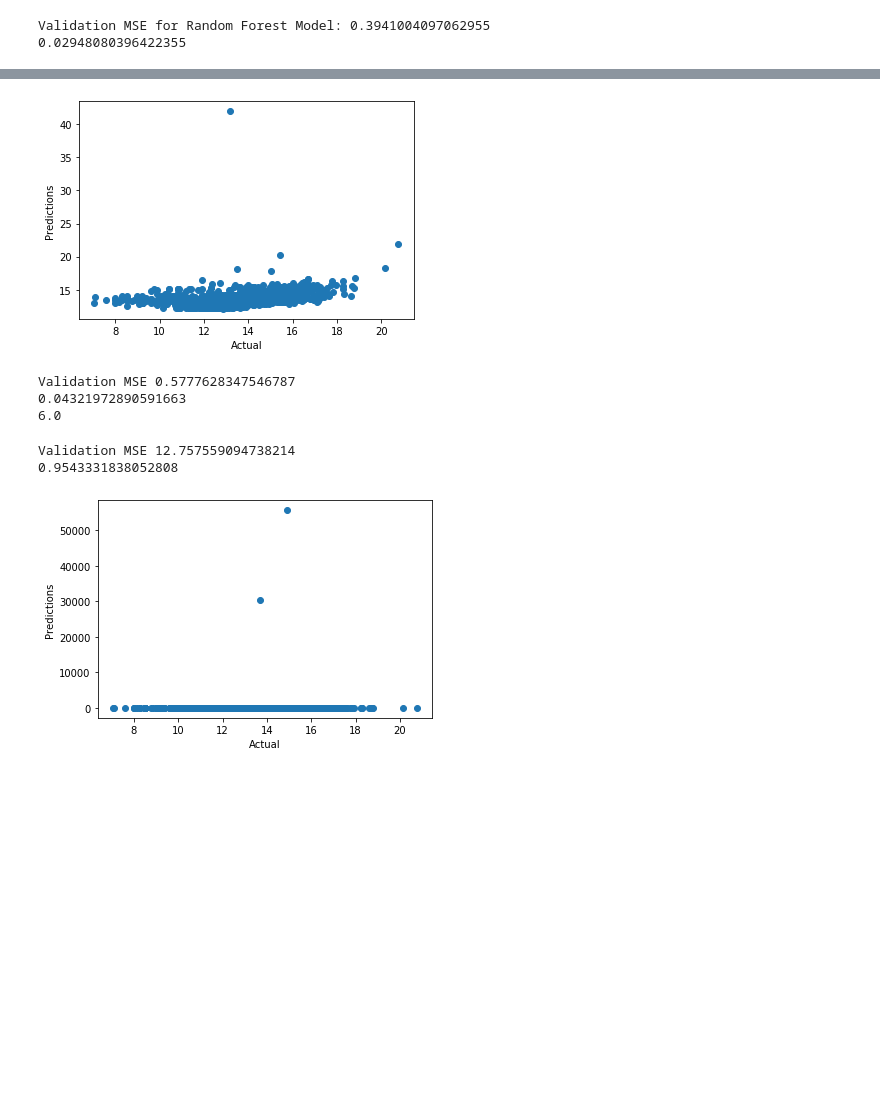
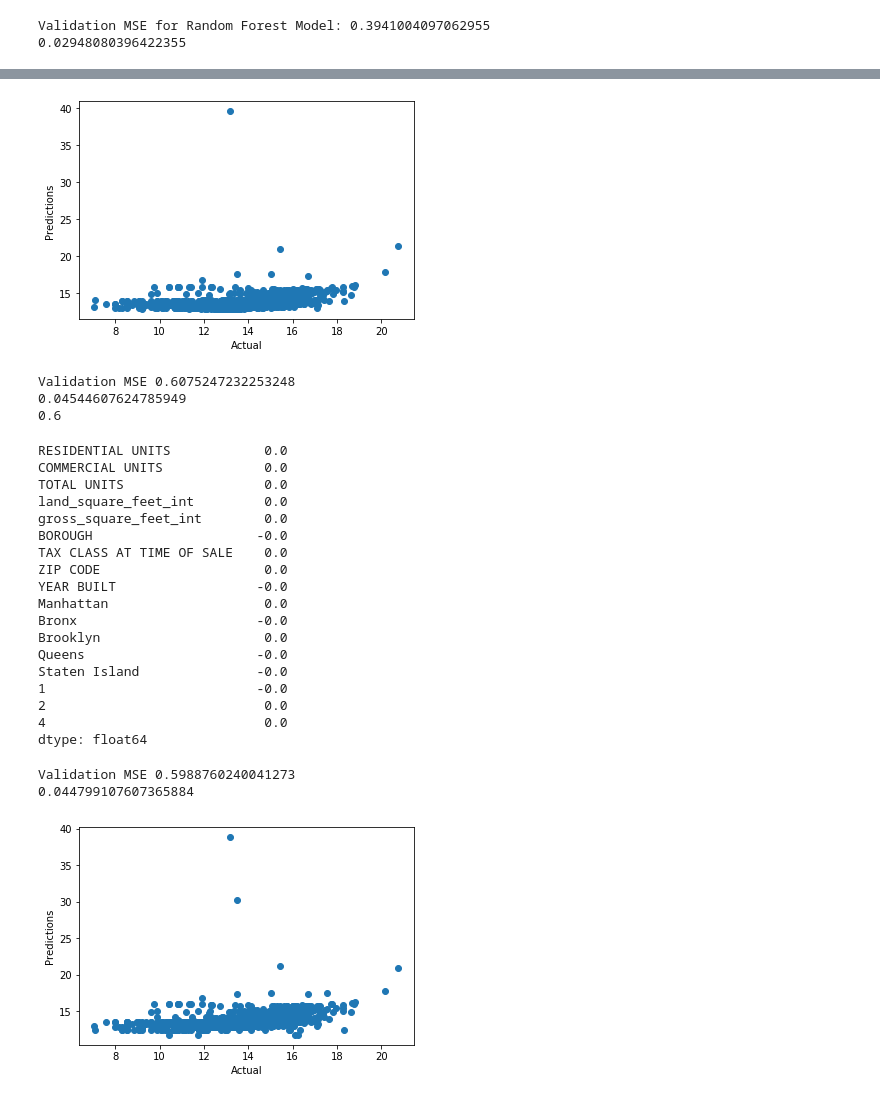
Before and after one commit to kmart8/DS-502-Project, a Jupyter notebook: NYC Dataset Notebook.ipynb, the cells around one changed output, grey strips where cells are left out. Cells and saved outputs as stored; diff of their text form; code cells hidden in the pictures; blank space fills up the shorter version.

```diff
--- a/NYC Dataset Notebook.ipynb
+++ b/NYC Dataset Notebook.ipynb
@@ -185,13 +205,16 @@ features = ['RESIDENTIAL UNITS','COMMERCIAL UNITS', 'TOTAL UNITS', 'land_square_
 X = home_data[features]
 borough = pd.get_dummies(home_data['BOROUGH'])
 X = pd.concat([X,borough],axis=1)
+# renaming borough numbers to zones
+X = X.rename(columns={1: "Manhattan", 2: "Bronx", 3: "Brooklyn" , 4: "Queens", 5: "Staten Island"})
 taxclass = pd.get_dummies(home_data['TAX CLASS AT TIME OF SALE'])
 X = pd.concat([X,taxclass],axis=1)
-yearbuilt= pd.get_dummies(home_data['YEAR BUILT'])
-X = pd.concat([X,yearbuilt],axis=1)
+#yearbuilt= pd.get_dummies(home_data['YEAR BUILT'])
+#X = pd.concat([X,yearbuilt],axis=1)
 
 # Split into validation and training data
 train_X, val_X, train_y, val_y = train_test_split(X, y, random_state=1,test_size=0.2)
 
 print(train_X.shape)
+X.head()
 # %% [output]
@@ -282,22 +336,42 @@ Validation MSE 0.5777628347546787
 # %%
 #LASSO
-alpha=[0.01, 0.03, 0.06, 0.1, 0.3, 0.6, 1, 3, 6]
+alpha=[0.01, 0.03, 0.06, 0.1, 0.3, 0.6]
 lassoreg = lm.LassoCV(alphas=alpha,normalize=True,cv=5)
 lassoreg.fit(train_X,train_y)
 val_predictions = ridgereg.predict(val_X)
 val_mae = mean_absolute_error(val_predictions, val_y)
 plt.scatter(val_y,val_predictions)
 plt.ylabel('Predictions')
 plt.xlabel('Actual')
 plt.show()
 print("Validation MSE {}".format(val_mae))
 print(val_mae/avg_price)
 print(lassoreg.alpha_)
+coef = pd.Series(lassoreg.coef_, index = train_X.columns)
+coef
 # %% [output]
-[figure, old version]
+[figure, new version]
-Validation MSE 0.5777628347546787
-0.04321972890591663
-6.0
+Validation MSE 0.6075247232253248
+0.04544607624785949
+0.6
+RESIDENTIAL UNITS            0.0
+COMMERCIAL UNITS             0.0
+TOTAL UNITS                  0.0
+land_square_feet_int         0.0
+gross_square_feet_int        0.0
+BOROUGH                     -0.0
+TAX CLASS AT TIME OF SALE    0.0
+ZIP CODE                     0.0
+YEAR BUILT                  -0.0
+Manhattan                    0.0
+Bronx                       -0.0
+Brooklyn                     0.0
+Queens                      -0.0
+Staten Island               -0.0
+1                           -0.0
+2                            0.0
+4                            0.0
+dtype: float64
 # %%
 # Linear Regression
 lm = lm.LinearRegression()
@@ -311,7 +385,7 @@ plt.ylabel('Predictions')
 plt.xlabel('Actual')
 plt.show()
 # %% [output]
-Validation MSE 12.757559094738214
-0.9543331838052808
+Validation MSE 0.5988760240041273
+0.044799107607365884
-[figure, old version]
+[figure, new version]
 # %% [markdown]
```
Also changed, not shown: parts of 11 cells of this notebook.
